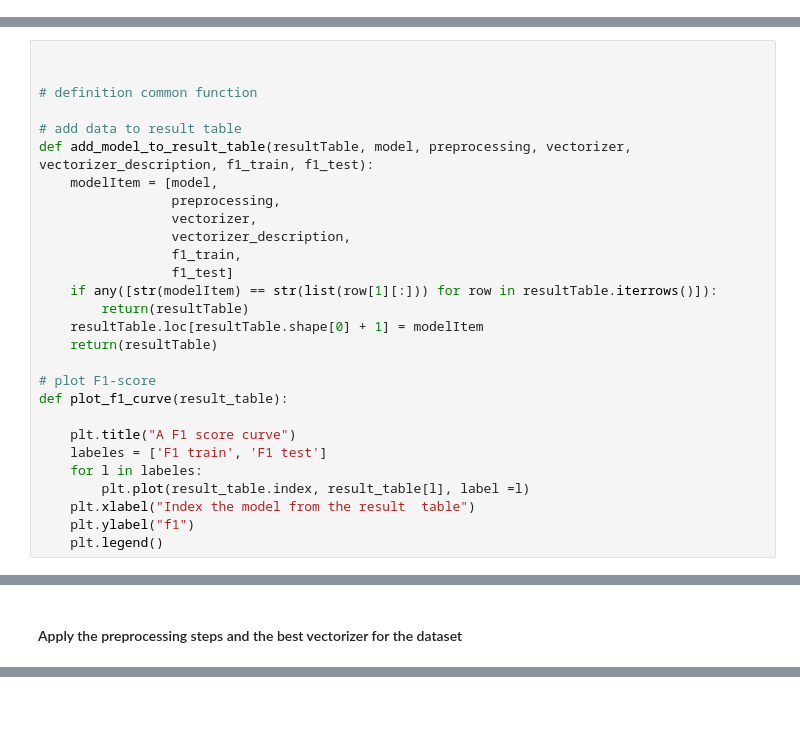
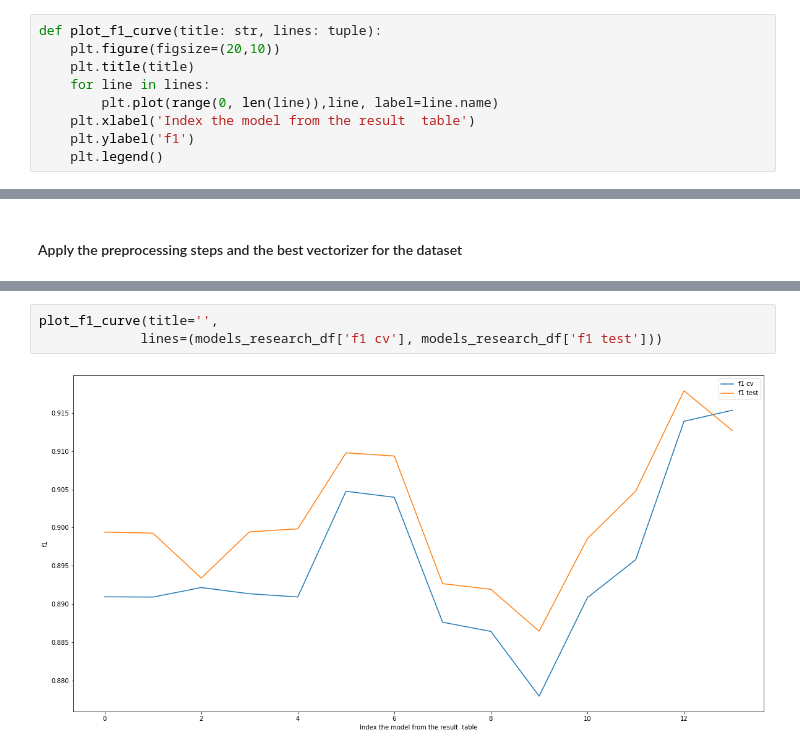
Before and after one commit to tatsianaDr/ml_training, a Jupyter notebook: baseline_explore.ipynb, the cells around one changed output, grey strips where cells are left out. Drawn from its saved outputs; the diff is of its cells as text; blank space fills up the shorter version.

```diff
--- a/baseline_explore.ipynb
+++ b/baseline_explore.ipynb
@@ -43,3 +48,12 @@ model_search_result
+# %%
+def plot_f1_curve(title: str, lines: tuple):
+    plt.figure(figsize=(20,10))
+    plt.title(title)
+    for line in lines:
+        plt.plot(range(0, len(line)),line, label=line.name)
+    plt.xlabel('Index the model from the result  table')
+    plt.ylabel('f1')
+    plt.legend()
 # %%
 # import & display data
 data = pd.read_csv('data/IMDB_Dataset.csv')
@@ -176,28 +125,0 @@ list(count_vectorizer.vocabulary_.keys())[:20]
-# %%
-
-
-# definition common function
-
-# add data to result table
-def add_model_to_result_table(resultTable, model, preprocessing, vectorizer, vectorizer_description, f1_train, f1_test):
-    modelItem = [model,
-                 preprocessing,
-                 vectorizer,
-                 vectorizer_description,
-                 f1_train,
-                 f1_test]
-    if any([str(modelItem) == str(list(row[1][:])) for row in resultTable.iterrows()]):
-        return(resultTable)
-    resultTable.loc[resultTable.shape[0] + 1] = modelItem
-    return(resultTable)
-
-# plot F1-score
-def plot_f1_curve(result_table):
-
-    plt.title("A F1 score curve")
-    labeles = ['F1 train', 'F1 test']
-    for l in labeles:
-        plt.plot(result_table.index, result_table[l], label =l)
-    plt.xlabel("Index the model from the result  table")
-    plt.ylabel("f1")
-    plt.legend()
@@ -695,0 +704,5 @@ plot_f1_curve(model_search_result)
+# %%
+plot_f1_curve(title='',
+             lines=(models_research_df['f1 cv'], models_research_df['f1 test']))
+# %% [output]
+[figure, added]
```
Also changed, not shown: parts of 96 cells of this notebook, 2 other files.
